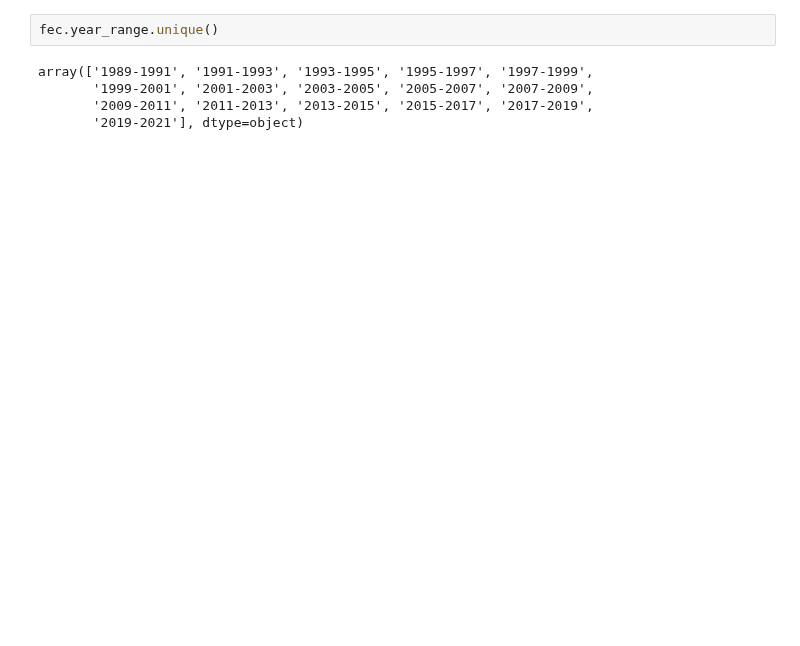
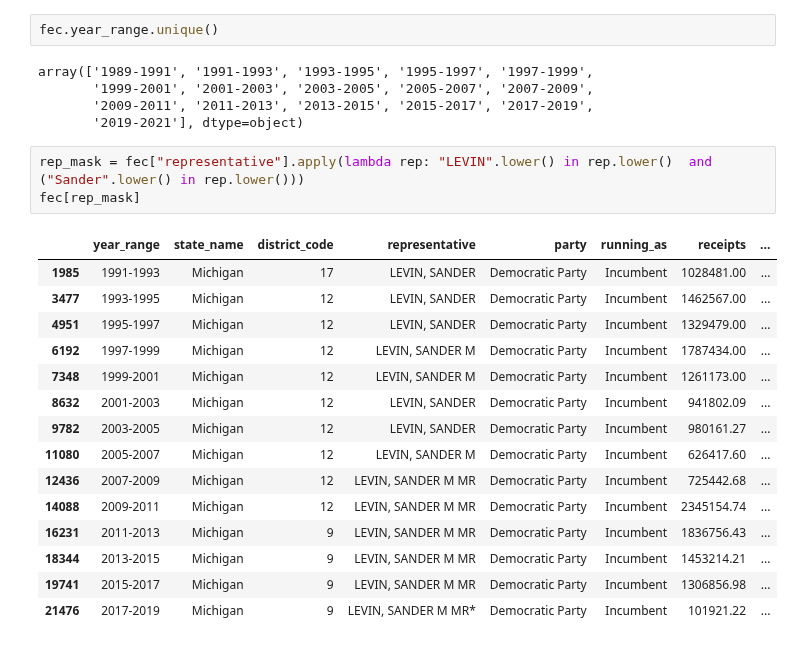
Before and after one commit to V993/Representative-Polarity-US-House, a Jupyter notebook: test_fec.ipynb, the cells around one changed output. Saved outputs shown, nothing was run; the diff lists cells and outputs as text; blank space fills up the shorter version.

```diff
--- a/test_fec.ipynb
+++ b/test_fec.ipynb
@@ -88,3 +46,22 @@ array(['1989-1991', '1991-1993', '1993-1995', '1995-1997', '1997-1999',
        '1999-2001', '2001-2003', '2003-2005', '2005-2007', '2007-2009',
        '2009-2011', '2011-2013', '2013-2015', '2015-2017', '2017-2019',
        '2019-2021'], dtype=object)
+# %%
+rep_mask = fec["representative"].apply(lambda rep: "LEVIN".lower() in rep.lower()  and ("Sander".lower() in rep.lower()))
+fec[rep_mask]
+# %% [output]
+|  | year_range | state_name | district_code | representative | party | running_as | receipts | ... |
+| 1985 | 1991-1993 | Michigan | 17 | LEVIN, SANDER | Democratic Party | Incumbent | 1028481.00 | ... |
+| 3477 | 1993-1995 | Michigan | 12 | LEVIN, SANDER | Democratic Party | Incumbent | 1462567.00 | ... |
+| 4951 | 1995-1997 | Michigan | 12 | LEVIN, SANDER | Democratic Party | Incumbent | 1329479.00 | ... |
+| 6192 | 1997-1999 | Michigan | 12 | LEVIN, SANDER M | Democratic Party | Incumbent | 1787434.00 | ... |
+| 7348 | 1999-2001 | Michigan | 12 | LEVIN, SANDER M | Democratic Party | Incumbent | 1261173.00 | ... |
+| 8632 | 2001-2003 | Michigan | 12 | LEVIN, SANDER | Democratic Party | Incumbent | 941802.09 | ... |
+| 9782 | 2003-2005 | Michigan | 12 | LEVIN, SANDER | Democratic Party | Incumbent | 980161.27 | ... |
+| 11080 | 2005-2007 | Michigan | 12 | LEVIN, SANDER M | Democratic Party | Incumbent | 626417.60 | ... |
+| 12436 | 2007-2009 | Michigan | 12 | LEVIN, SANDER M MR | Democratic Party | Incumbent | 725442.68 | ... |
+| 14088 | 2009-2011 | Michigan | 12 | LEVIN, SANDER M MR | Democratic Party | Incumbent | 2345154.74 | ... |
+| 16231 | 2011-2013 | Michigan | 9 | LEVIN, SANDER M MR | Democratic Party | Incumbent | 1836756.43 | ... |
+| 18344 | 2013-2015 | Michigan | 9 | LEVIN, SANDER M MR | Democratic Party | Incumbent | 1453214.21 | ... |
+| 19741 | 2015-2017 | Michigan | 9 | LEVIN, SANDER M MR | Democratic Party | Incumbent | 1306856.98 | ... |
+| 21476 | 2017-2019 | Michigan | 9 | LEVIN, SANDER M MR* | Democratic Party | Incumbent | 101921.22 | ... |
```
Also changed, not shown: parts of 8 cells of this notebook, 7 other files.
